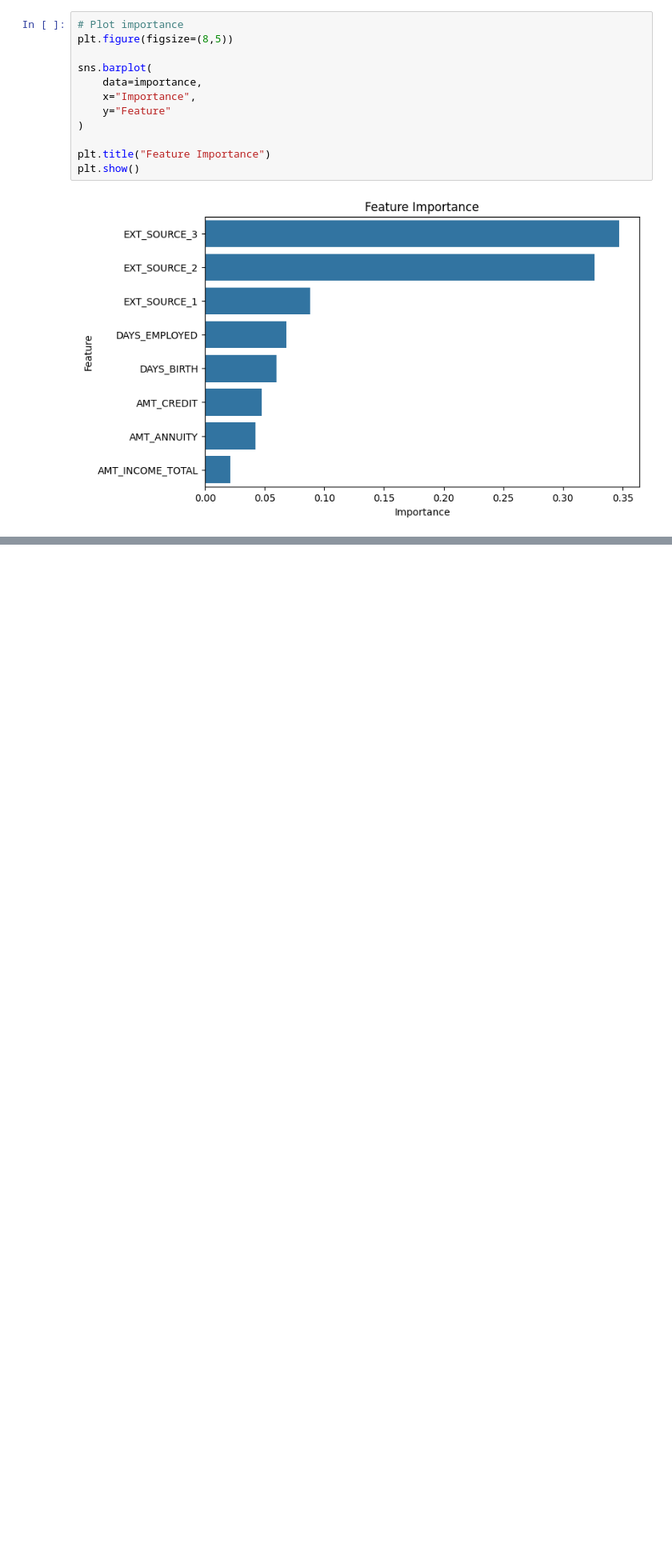
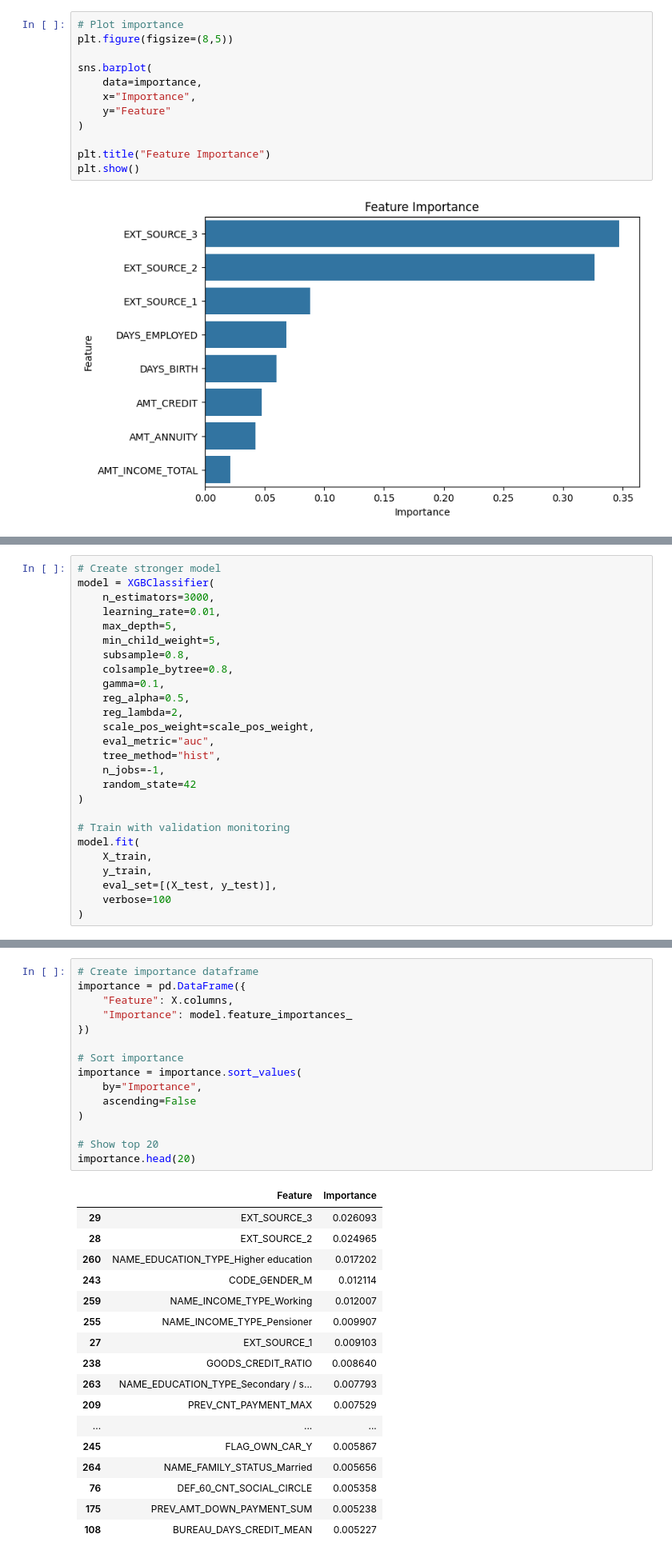
Before and after one commit to jaygacheru/xgboost-loan-default-prediction, a Jupyter notebook: xgboost-loan-default-prediction.ipynb, the cells around one changed output, grey strips where cells are left out. Shown at 80% size. Cells and saved outputs as stored; diff of their text form; blank space fills up the shorter version.

```diff
--- a/xgboost-loan-default-prediction.ipynb
+++ b/xgboost-loan-default-prediction.ipynb
@@ -225,0 +731,26 @@ plt.show()
+# %%
+# Create stronger model
+model = XGBClassifier(
+    n_estimators=3000,
+    learning_rate=0.01,
+    max_depth=5,
+    min_child_weight=5,
+    subsample=0.8,
+    colsample_bytree=0.8,
+    gamma=0.1,
+    reg_alpha=0.5,
+    reg_lambda=2,
+    scale_pos_weight=scale_pos_weight,
+    eval_metric="auc",
+    tree_method="hist",
+    n_jobs=-1,
+    random_state=42
+)
+
+# Train with validation monitoring
+model.fit(
+    X_train,
+    y_train,
+    eval_set=[(X_test, y_test)],
+    verbose=100
+)
@@ -225,0 +840,33 @@ plt.show()
+# %%
+# Create importance dataframe
+importance = pd.DataFrame({
+    "Feature": X.columns,
+    "Importance": model.feature_importances_
+})
+
+# Sort importance
+importance = importance.sort_values(
+    by="Importance",
+    ascending=False
+)
+
+# Show top 20
+importance.head(20)
+# %% [output]
+|  | Feature | Importance |
+| 29 | EXT_SOURCE_3 | 0.026093 |
+| 28 | EXT_SOURCE_2 | 0.024965 |
+| 260 | NAME_EDUCATION_TYPE_Higher education | 0.017202 |
+| 243 | CODE_GENDER_M | 0.012114 |
+| 259 | NAME_INCOME_TYPE_Working | 0.012007 |
+| 255 | NAME_INCOME_TYPE_Pensioner | 0.009907 |
+| 27 | EXT_SOURCE_1 | 0.009103 |
+| 238 | GOODS_CREDIT_RATIO | 0.008640 |
+| 263 | NAME_EDUCATION_TYPE_Secondary / s... | 0.007793 |
+| 209 | PREV_CNT_PAYMENT_MAX | 0.007529 |
+| ... | ... | ... |
+| 245 | FLAG_OWN_CAR_Y | 0.005867 |
+| 264 | NAME_FAMILY_STATUS_Married | 0.005656 |
+| 76 | DEF_60_CNT_SOCIAL_CIRCLE | 0.005358 |
+| 175 | PREV_AMT_DOWN_PAYMENT_SUM | 0.005238 |
+| 108 | BUREAU_DAYS_CREDIT_MEAN | 0.005227 |
```
Also changed, not shown: parts of 40 cells of this notebook.
